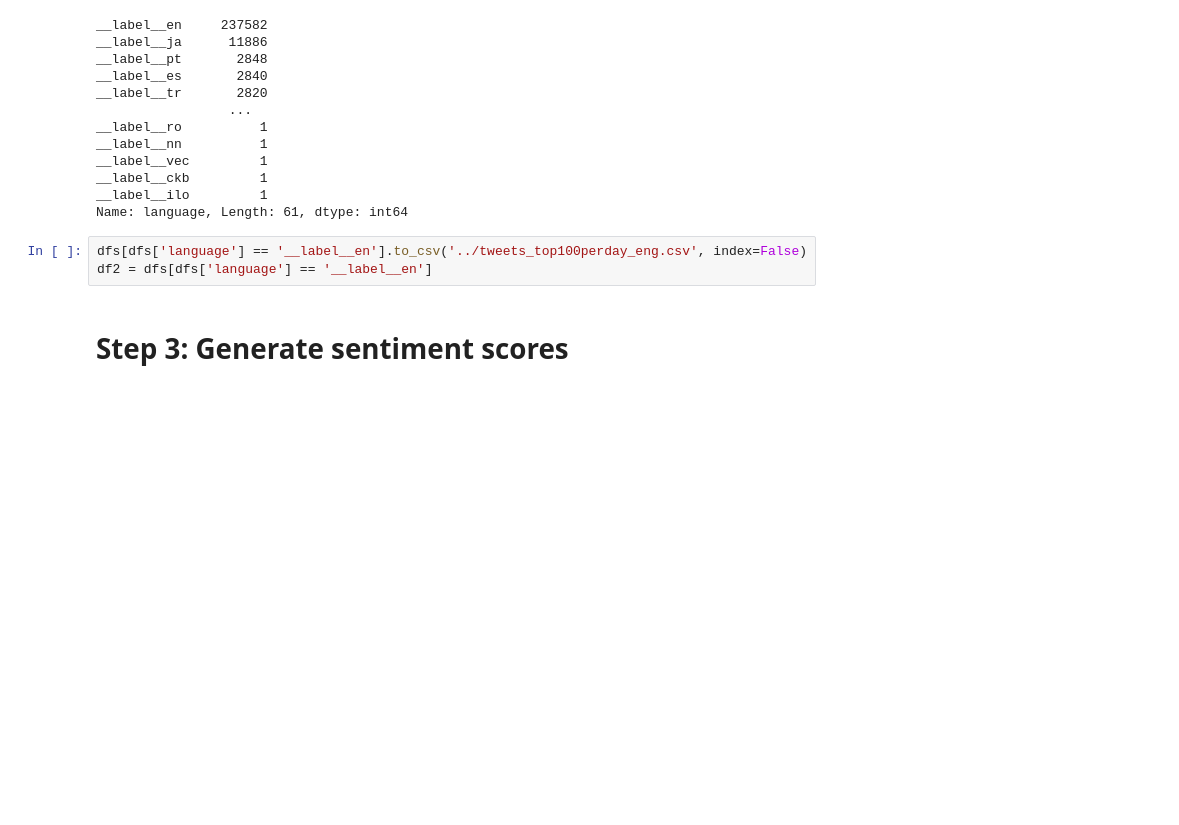
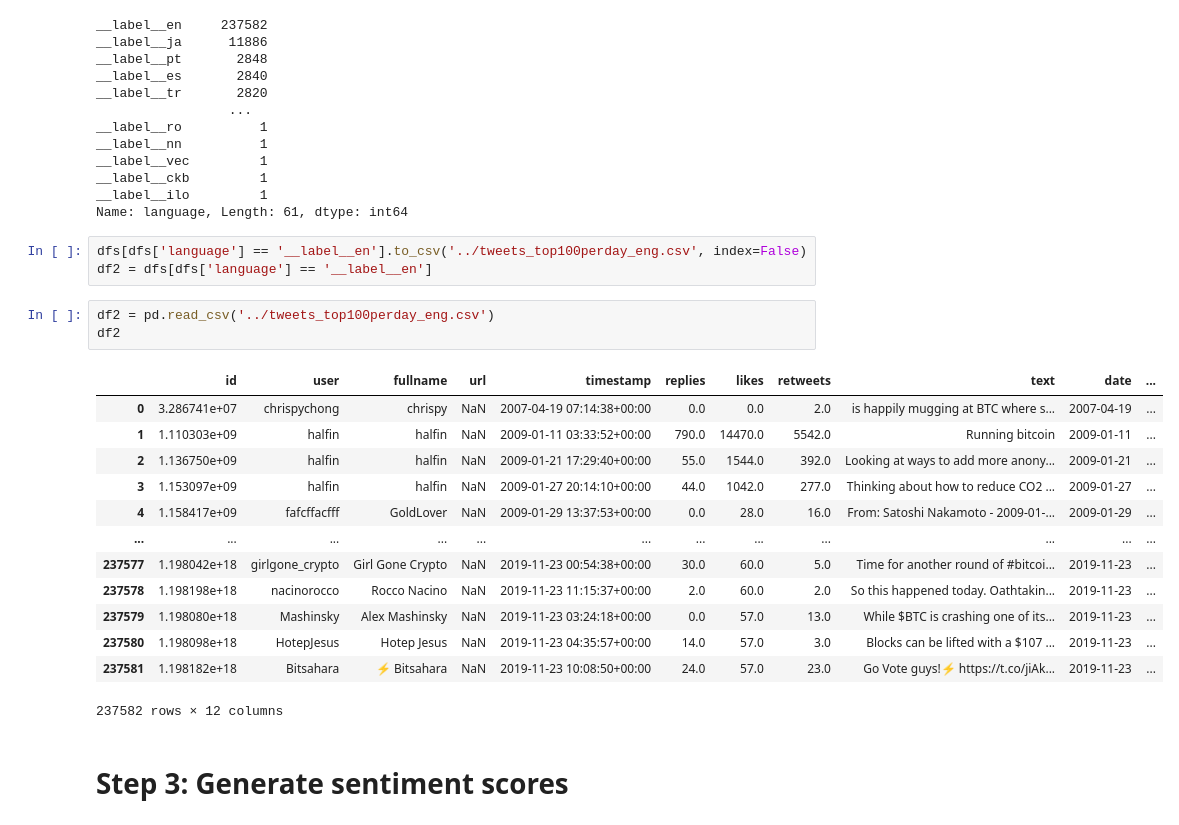
Before and after one commit to ucals/dl_final_project, a Jupyter notebook: FinBERT/finbert_and_language_detection_uniform.ipynb, the cells around one changed output. Saved outputs shown, nothing was run; the diff lists cells and outputs as text; blank space fills up the shorter version.

```diff
--- a/FinBERT/finbert_and_language_detection_uniform.ipynb
+++ b/FinBERT/finbert_and_language_detection_uniform.ipynb
@@ -90,6 +90,23 @@ Name: language, Length: 61, dtype: int64
 # %%
 dfs[dfs['language'] == '__label__en'].to_csv('../tweets_top100perday_eng.csv', index=False)
 df2 = dfs[dfs['language'] == '__label__en']
+# %%
+df2 = pd.read_csv('../tweets_top100perday_eng.csv')
+df2
+# %% [output]
+|  | id | user | fullname | url | timestamp | replies | likes | retweets | text | date | ... |
+| 0 | 3.286741e+07 | chrispychong | chrispy | NaN | 2007-04-19 07:14:38+00:00 | 0.0 | 0.0 | 2.0 | is happily mugging at BTC where s... | 2007-04-19 | ... |
+| 1 | 1.110303e+09 | halfin | halfin | NaN | 2009-01-11 03:33:52+00:00 | 790.0 | 14470.0 | 5542.0 | Running bitcoin | 2009-01-11 | ... |
+| 2 | 1.136750e+09 | halfin | halfin | NaN | 2009-01-21 17:29:40+00:00 | 55.0 | 1544.0 | 392.0 | Looking at ways to add more anony... | 2009-01-21 | ... |
+| 3 | 1.153097e+09 | halfin | halfin | NaN | 2009-01-27 20:14:10+00:00 | 44.0 | 1042.0 | 277.0 | Thinking about how to reduce CO2 ... | 2009-01-27 | ... |
+| 4 | 1.158417e+09 | fafcffacfff | GoldLover | NaN | 2009-01-29 13:37:53+00:00 | 0.0 | 28.0 | 16.0 | From: Satoshi Nakamoto - 2009-01-... | 2009-01-29 | ... |
+| ... | ... | ... | ... | ... | ... | ... | ... | ... | ... | ... | ... |
+| 237577 | 1.198042e+18 | girlgone_crypto | Girl Gone Crypto | NaN | 2019-11-23 00:54:38+00:00 | 30.0 | 60.0 | 5.0 | Time for another round of #bitcoi... | 2019-11-23 | ... |
+| 237578 | 1.198198e+18 | nacinorocco | Rocco Nacino | NaN | 2019-11-23 11:15:37+00:00 | 2.0 | 60.0 | 2.0 | So this happened today. Oathtakin... | 2019-11-23 | ... |
+| 237579 | 1.198080e+18 | Mashinsky | Alex Mashinsky | NaN | 2019-11-23 03:24:18+00:00 | 0.0 | 57.0 | 13.0 | While $BTC is crashing one of its... | 2019-11-23 | ... |
+| 237580 | 1.198098e+18 | HotepJesus | Hotep Jesus | NaN | 2019-11-23 04:35:57+00:00 | 14.0 | 57.0 | 3.0 | Blocks can be lifted with a $107 ... | 2019-11-23 | ... |
+| 237581 | 1.198182e+18 | Bitsahara | ⚡️ Bitsahara | NaN | 2019-11-23 10:08:50+00:00 | 24.0 | 57.0 | 23.0 | Go Vote guys!⚡️ https://t.co/jiAk... | 2019-11-23 | ... |
+237582 rows × 12 columns
 # %% [markdown]
 # Step 3: Generate sentiment scores
 # %%
```
Also changed, not shown: parts of 6 cells of this notebook, 2 other files.
